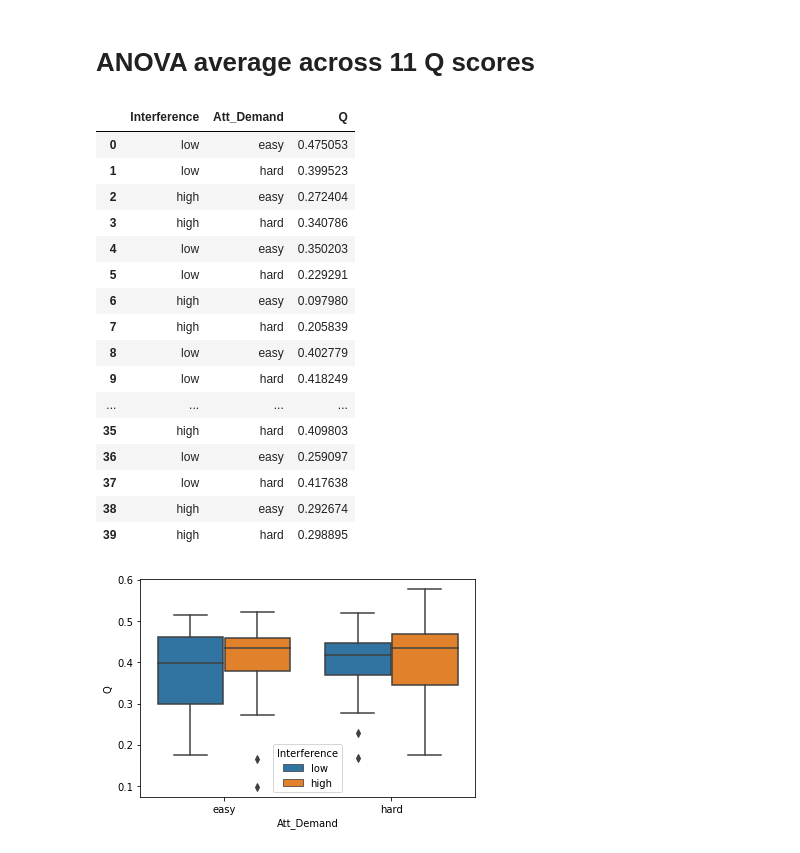
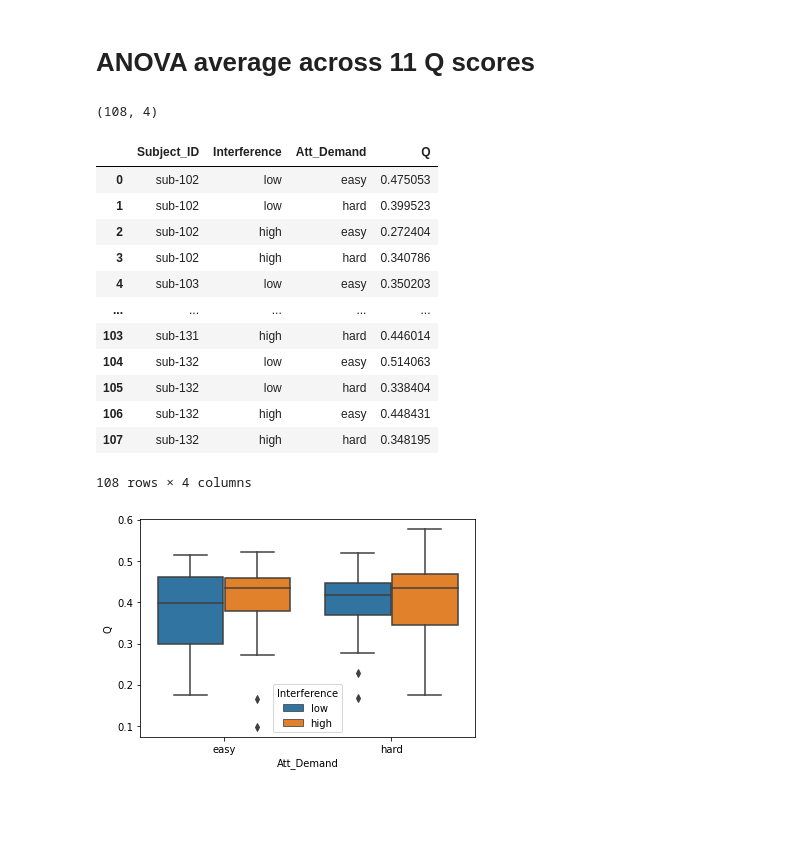
Before and after one commit to LuisA00/Summer_2021_fMRI, a Jupyter notebook: DistractWM_ANOVA _with_different_Qs.ipynb, the cells around one changed output. Saved outputs shown, nothing was run; the diff lists cells and outputs as text; code cells hidden in the pictures; blank space fills up the shorter version.

```diff
--- a/DistractWM_ANOVA _with_different_Qs.ipynb
+++ b/DistractWM_ANOVA _with_different_Qs.ipynb
@@ -27,7 +29,7 @@ c4_path = "/graph_metrics/q_cond4_space.npy"
 idx = 31 #102-132, total 27 participants (missing 111, 113, 127 and 128)
 
 # Creat psudo-empty dataframe
-df = pd.DataFrame(columns=['Interference', 'Att_Demand', 'Q'])
+df = pd.DataFrame(columns=['Subject_ID', 'Interference', 'Att_Demand', 'Q'])
 
 for x in range(idx):
 
@@ -39,64 +41,65 @@ for x in range(idx):
         name = name + str(num)
         full_path1 = home_dir + name + c1_path
         full_path2 = home_dir + name + c2_path
         full_path3 = home_dir + name + c3_path
         full_path4 = home_dir + name + c4_path
 
         # Loading data
         c1 = np.load(full_path1)
         c2 = np.load(full_path2)
         c3 = np.load(full_path3)
         c4 = np.load(full_path4)
 
         c1 = c1[:11].mean()
         c2 = c2[:11].mean()
         c3 = c3[:11].mean()
         c4 = c4[:11].mean()
 
         # Interference labels
-        I1 = np.repeat(['low'], 1) #len(c1))
-        I2 = np.repeat(['low'], 1) #len(c2))
-        I3 = np.repeat(['high'], 1) #len(c3))
-        I4 = np.repeat(['high'], 1) #len(c4))
+        I1 = np.repeat(['low'], 1)
+        I2 = np.repeat(['low'], 1)
+        I3 = np.repeat(['high'], 1)
+        I4 = np.repeat(['high'], 1)
 
         # Attentional Demand labels
-        AD1 = np.repeat(['easy'], 1)  #len(c1))
-        AD2 = np.repeat(['hard'], 1)  #len(c2))
-        AD3 = np.repeat(['easy'], 1)  #len(c3))
-        AD4 = np.repeat(['hard'], 1)  #len(c4))
+        AD1 = np.repeat(['easy'], 1)
+        AD2 = np.repeat(['hard'], 1)
+        AD3 = np.repeat(['easy'], 1)
+        AD4 = np.repeat(['hard'], 1)
+
+        # Subject_ID labels
+        SID = np.repeat([name], 1)
 
         # Putting in dataframe format
-        new_c1 = pd.DataFrame(data={'Interference': I1, 'Att_Demand': AD1, 'Q': c1}, index=range(1))
-        new_c2 = pd.DataFrame(data={'Interference': I2, 'Att_Demand': AD2, 'Q': c2}, index=range(1))
-        new_c3 = pd.DataFrame(data={'Interference': I3, 'Att_Demand': AD3, 'Q': c3}, index=range(1))
-        new_c4 = pd.DataFrame(data={'Interference': I4, 'Att_Demand': AD4, 'Q': c4}, index=range(1))
+        new_c1 = pd.DataFrame(data={'Subject_ID': SID, 'Interference': I1, 'Att_Demand': AD1, 'Q': c1}, index=range(1))
+        new_c2 = pd.DataFrame(data={'Subject_ID': SID, 'Interference': I2, 'Att_Demand': AD2, 'Q': c2}, index=range(1))
+        new_c3 = pd.DataFrame(data={'Subject_ID': SID, 'Interference': I3, 'Att_Demand': AD3, 'Q': c3}, index=range(1))
+        new_c4 = pd.DataFrame(data={'Subject_ID': SID, 'Interference': I4, 'Att_Demand': AD4, 'Q': c4}, index=range(1))
 
         # Appending data to df
         df = df.append(new_c1, ignore_index = True)
         df = df.append(new_c2, ignore_index = True)
         df = df.append(new_c3, ignore_index = True)
         df = df.append(new_c4, ignore_index = True)
 
-df.to_csv('GitHub/Summer_2021_fMRI/Formated_for_ANOVA.csv', sep='\t')
-df.head(40)
+print(df.shape)
+#df.to_csv('GitHub/Summer_2021_fMRI/Formated_for_ANOVA.csv', sep='\t')
+df
 # %% [output]
+(108, 4)
-|  | Interference | Att_Demand | Q |
-| 0 | low | easy | 0.475053 |
-| 1 | low | hard | 0.399523 |
-| 2 | high | easy | 0.272404 |
-| 3 | high | hard | 0.340786 |
-| 4 | low | easy | 0.350203 |
-| 5 | low | hard | 0.229291 |
-| 6 | high | easy | 0.097980 |
-| 7 | high | hard | 0.205839 |
-| 8 | low | easy | 0.402779 |
-| 9 | low | hard | 0.418249 |
-| ... | ... | ... | ... |
-| 35 | high | hard | 0.409803 |
-| 36 | low | easy | 0.259097 |
-| 37 | low | hard | 0.417638 |
-| 38 | high | easy | 0.292674 |
-| 39 | high | hard | 0.298895 |
+|  | Subject_ID | Interference | Att_Demand | Q |
+| 0 | sub-102 | low | easy | 0.475053 |
+| 1 | sub-102 | low | hard | 0.399523 |
+| 2 | sub-102 | high | easy | 0.272404 |
+| 3 | sub-102 | high | hard | 0.340786 |
+| 4 | sub-103 | low | easy | 0.350203 |
+| ... | ... | ... | ... | ... |
+| 103 | sub-131 | high | hard | 0.446014 |
+| 104 | sub-132 | low | easy | 0.514063 |
+| 105 | sub-132 | low | hard | 0.338404 |
+| 106 | sub-132 | high | easy | 0.448431 |
+| 107 | sub-132 | high | hard | 0.348195 |
+108 rows × 4 columns
 # %%
 # Visualizing data
 ax = sns.boxplot(x="Att_Demand", y="Q", hue="Interference",
```
Also changed, not shown: parts of 117 cells of this notebook, 3 other files.
